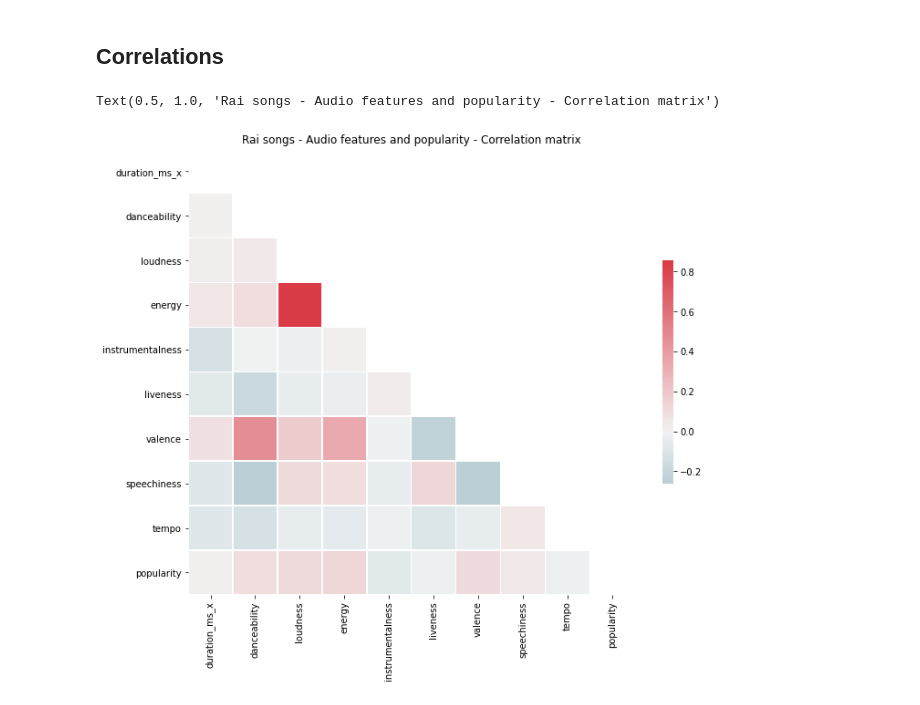
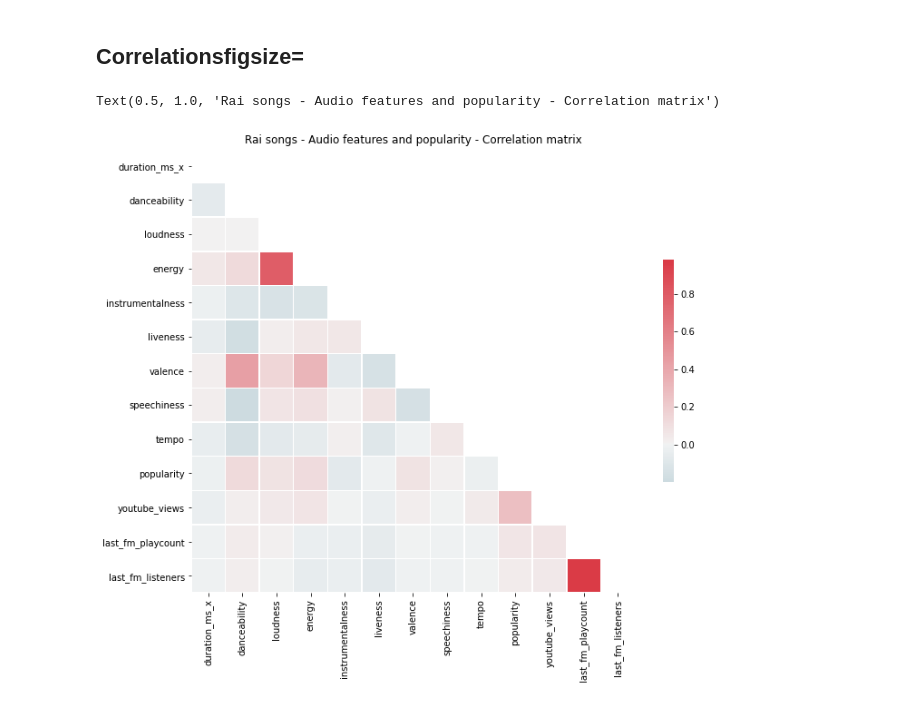
Before and after one commit to BelkacemB/rai-data-exploration, a Jupyter notebook: rai-data-exploration.ipynb, the cells around one changed output. Drawn from its saved outputs; the diff is of its cells as text; code cells hidden in the pictures.

```diff
--- a/rai-data-exploration.ipynb
+++ b/rai-data-exploration.ipynb
@@ -73,11 +2,10 @@ for track_ids_chunk in chunked_iterable(tracks_ids, 99):
 import pandas as pd
 import numpy as np
 
-af = pd.DataFrame(audio_features)
-tt = pd.DataFrame(all_tracks)
+selected_features = ["key", "mode", "time_signature", "duration_ms_x","danceability", "loudness", "energy", "instrumentalness", "liveness", "valence", "speechiness", "tempo"]
 
-df = pd.merge(tt, af, how="left", on="id")
-df = df[['id', 'name', 'main_artist', 'duration_ms_x', 'danceability', 'loudness', 'energy', 'instrumentalness', 'liveness', 'valence', 'speechiness', 'tempo', 'youtube_views', 'popularity']]
-df = df.sort_values(by=['popularity'], ascending=False)
-
-df.describe()
+df = pd.read_csv("rai.csv")
+df = df.sort_values(by=['popularity'])
+df = df.drop_duplicates(subset=['id'])
+df = df.drop_duplicates(subset=['name', 'main_artist'], keep='first')
+df = df.drop_duplicates(subset=selected_features, keep='first')
@@ -95,0 +12,4 @@ df.to_csv("rai.csv", index=False)
+# %%
+# TODO Radar chart: https://python-graph-gallery.com/390-basic-radar-chart/
+df = df.groupby('main_artist').mean()
+df.head()
@@ -96,17 +24,17 @@ df.to_csv("rai.csv", index=False)
 # %% [markdown]
-## Correlations
+## Correlationsfigsize=
 # %%
 import seaborn as sns
 import matplotlib.pyplot as plt
 
-df = df.loc[:, 'duration_ms_x':'popularity']
+df = df.loc[:, 'duration_ms_x':'last_fm_listeners']
 df = df.infer_objects()
 corr = df.corr()
 mask = np.triu(np.ones_like(corr, dtype=np.bool))
 f, ax = plt.subplots(figsize=(11, 9))
 cmap = sns.diverging_palette(220, 10, as_cmap=True)
 ax = sns.heatmap(corr, mask=mask, cmap=cmap, center=0, square=True, linewidths=.5, cbar_kws={"shrink": .5})
 ax.set_title("Rai songs - Audio features and popularity - Correlation matrix")
 # %% [output]
 Text(0.5, 1.0, 'Rai songs - Audio features and popularity - Correlation matrix')
-[figure, old version]
+[figure, new version]
```
Also changed, not shown: parts of 4 cells of this notebook, 10 other files.
